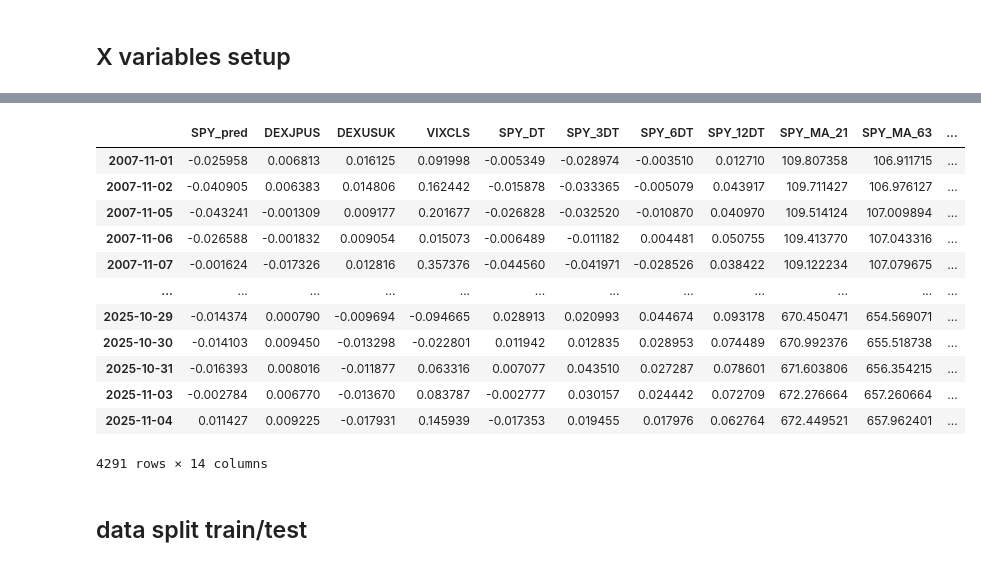
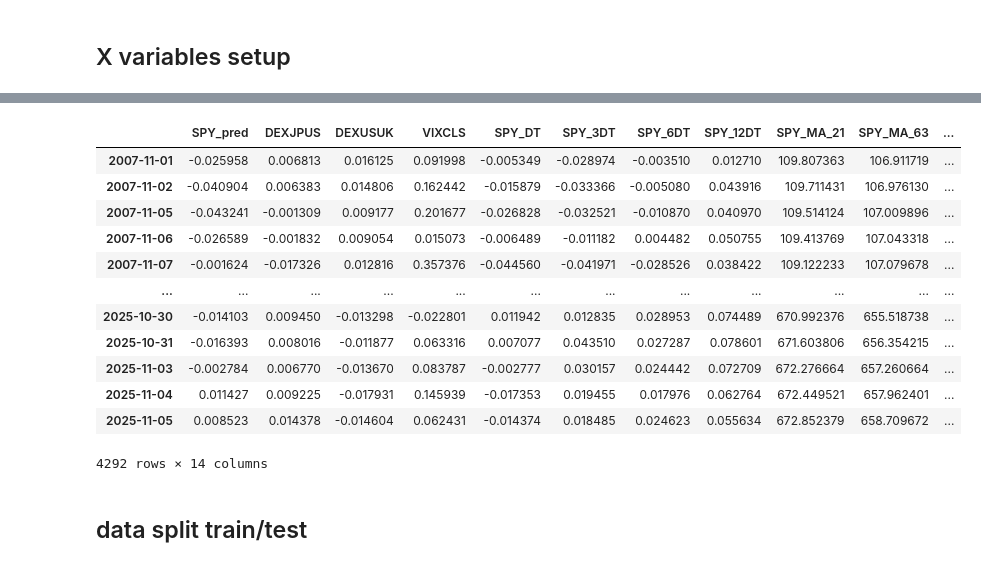
Before and after one commit to brandonsimya/qf627, a Jupyter notebook: qf627_ml.ipynb, the cells around one changed output, grey strips where cells are left out. Cells and saved outputs as stored; diff of their text form; code cells hidden in the pictures.

```diff
--- a/qf627_ml.ipynb
+++ b/qf627_ml.ipynb
@@ -287,0 +275,9 @@ Name: SPY, Length: 4787, dtype: float64
+# %%
+#version 2
+spy_weekly = (
+    np.log(spy_price)
+    .shift(-return_period)
+    -
+    np.log(spy_price)
+)
+spy_weekly
@@ -420,25 +430,25 @@ X
 # %%
-data =\
+masterdata =\
 (
     pd
     .concat([spy_weekly, X],
             axis = 1)
     .dropna()
 )
-data
+masterdata
 # %% [output]
 |  | SPY_pred | DEXJPUS | DEXUSUK | VIXCLS | SPY_DT | SPY_3DT | SPY_6DT | SPY_12DT | SPY_MA_21 | SPY_MA_63 | ... |
-| 2007-11-01 | -0.025958 | 0.006813 | 0.016125 | 0.091998 | -0.005349 | -0.028974 | -0.003510 | 0.012710 | 109.807358 | 106.911715 | ... |
-| 2007-11-02 | -0.040905 | 0.006383 | 0.014806 | 0.162442 | -0.015878 | -0.033365 | -0.005079 | 0.043917 | 109.711427 | 106.976127 | ... |
-| 2007-11-05 | -0.043241 | -0.001309 | 0.009177 | 0.201677 | -0.026828 | -0.032520 | -0.010870 | 0.040970 | 109.514124 | 107.009894 | ... |
-| 2007-11-06 | -0.026588 | -0.001832 | 0.009054 | 0.015073 | -0.006489 | -0.011182 | 0.004481 | 0.050755 | 109.413770 | 107.043316 | ... |
-| 2007-11-07 | -0.001624 | -0.017326 | 0.012816 | 0.357376 | -0.044560 | -0.041971 | -0.028526 | 0.038422 | 109.122234 | 107.079675 | ... |
+| 2007-11-01 | -0.025958 | 0.006813 | 0.016125 | 0.091998 | -0.005349 | -0.028974 | -0.003510 | 0.012710 | 109.807363 | 106.911719 | ... |
+| 2007-11-02 | -0.040904 | 0.006383 | 0.014806 | 0.162442 | -0.015879 | -0.033366 | -0.005080 | 0.043916 | 109.711431 | 106.976130 | ... |
+| 2007-11-05 | -0.043241 | -0.001309 | 0.009177 | 0.201677 | -0.026828 | -0.032521 | -0.010870 | 0.040970 | 109.514124 | 107.009896 | ... |
+| 2007-11-06 | -0.026589 | -0.001832 | 0.009054 | 0.015073 | -0.006489 | -0.011182 | 0.004482 | 0.050755 | 109.413769 | 107.043318 | ... |
+| 2007-11-07 | -0.001624 | -0.017326 | 0.012816 | 0.357376 | -0.044560 | -0.041971 | -0.028526 | 0.038422 | 109.122233 | 107.079678 | ... |
 | ... | ... | ... | ... | ... | ... | ... | ... | ... | ... | ... | ... |
-| 2025-10-29 | -0.014374 | 0.000790 | -0.009694 | -0.094665 | 0.028913 | 0.020993 | 0.044674 | 0.093178 | 670.450471 | 654.569071 | ... |
 | 2025-10-30 | -0.014103 | 0.009450 | -0.013298 | -0.022801 | 0.011942 | 0.012835 | 0.028953 | 0.074489 | 670.992376 | 655.518738 | ... |
 | 2025-10-31 | -0.016393 | 0.008016 | -0.011877 | 0.063316 | 0.007077 | 0.043510 | 0.027287 | 0.078601 | 671.603806 | 656.354215 | ... |
 | 2025-11-03 | -0.002784 | 0.006770 | -0.013670 | 0.083787 | -0.002777 | 0.030157 | 0.024442 | 0.072709 | 672.276664 | 657.260664 | ... |
 | 2025-11-04 | 0.011427 | 0.009225 | -0.017931 | 0.145939 | -0.017353 | 0.019455 | 0.017976 | 0.062764 | 672.449521 | 657.962401 | ... |
+| 2025-11-05 | 0.008523 | 0.014378 | -0.014604 | 0.062431 | -0.014374 | 0.018485 | 0.024623 | 0.055634 | 672.852379 | 658.709672 | ... |
-4291 rows × 14 columns
+4292 rows × 14 columns
 # %% [markdown]
 ## data split train/test
```
Also changed, not shown: parts of 97 cells of this notebook.
